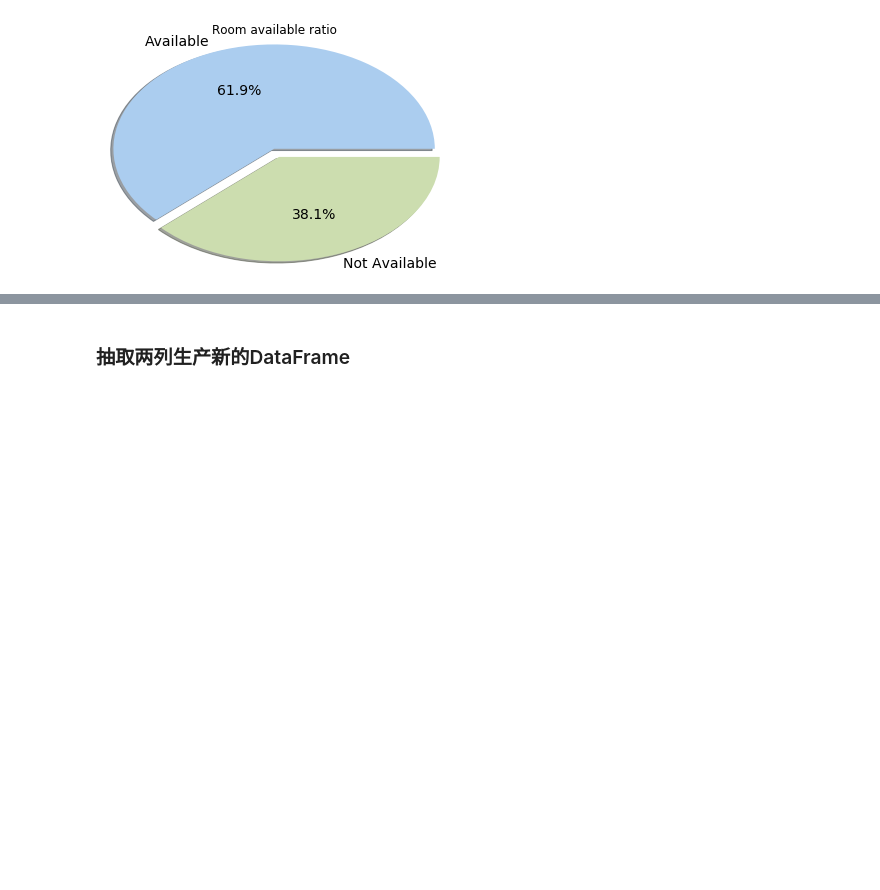
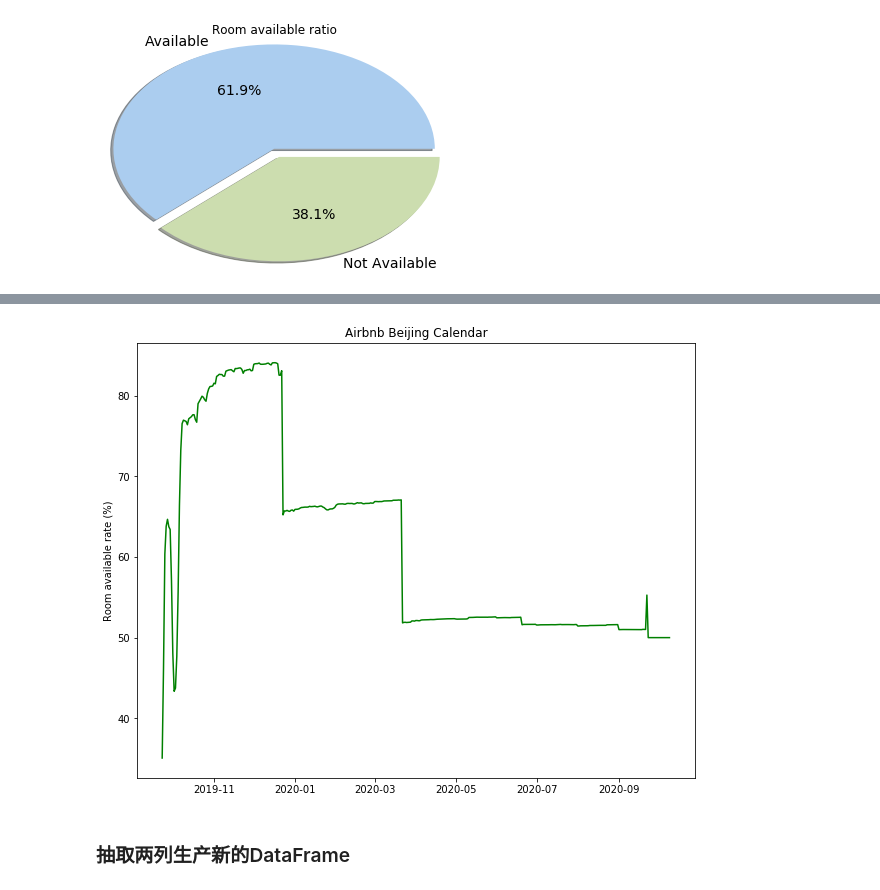
Before and after one commit to dongdong3344/Pandas_tutorial, a Jupyter notebook: Pandas学习.ipynb, the cells around one changed output, grey strips where cells are left out. Cells and saved outputs as stored; diff of their text form; code cells hidden in the pictures; blank space fills up the shorter version.

```diff
--- a/Pandas学习.ipynb
+++ b/Pandas学习.ipynb
@@ -203,0 +237,2 @@ plt.show()
+# %%
+calendar_demo['available_num'] = calendar_demo.available.map({'f':0,'t':1})
@@ -203,0 +248,4 @@ plt.show()
+# %%
+calendar_demo = calendar_demo.groupby('date')[['available_num']].mean()
+# %%
+calendar_demo.reset_index(inplace= True)
@@ -204,3 +261,13 @@ plt.show()
+# %%
+calendar_demo.date = pd.to_datetime(calendar_demo.date)
+# %%
+plt.figure(figsize = (10 , 8))
+plt.plot(calendar_demo['date'] , calendar_demo.available_num*100,'g')
+plt.title('Airbnb Beijing Calendar')
+plt.ylabel('Room available rate (%)')
+plt.show()
+# %% [output]
+[figure, added]
 # %% [markdown]
 ### 抽取两列生产新的DataFrame
 # %%
```
Also changed, not shown: parts of 16 cells of this notebook.
